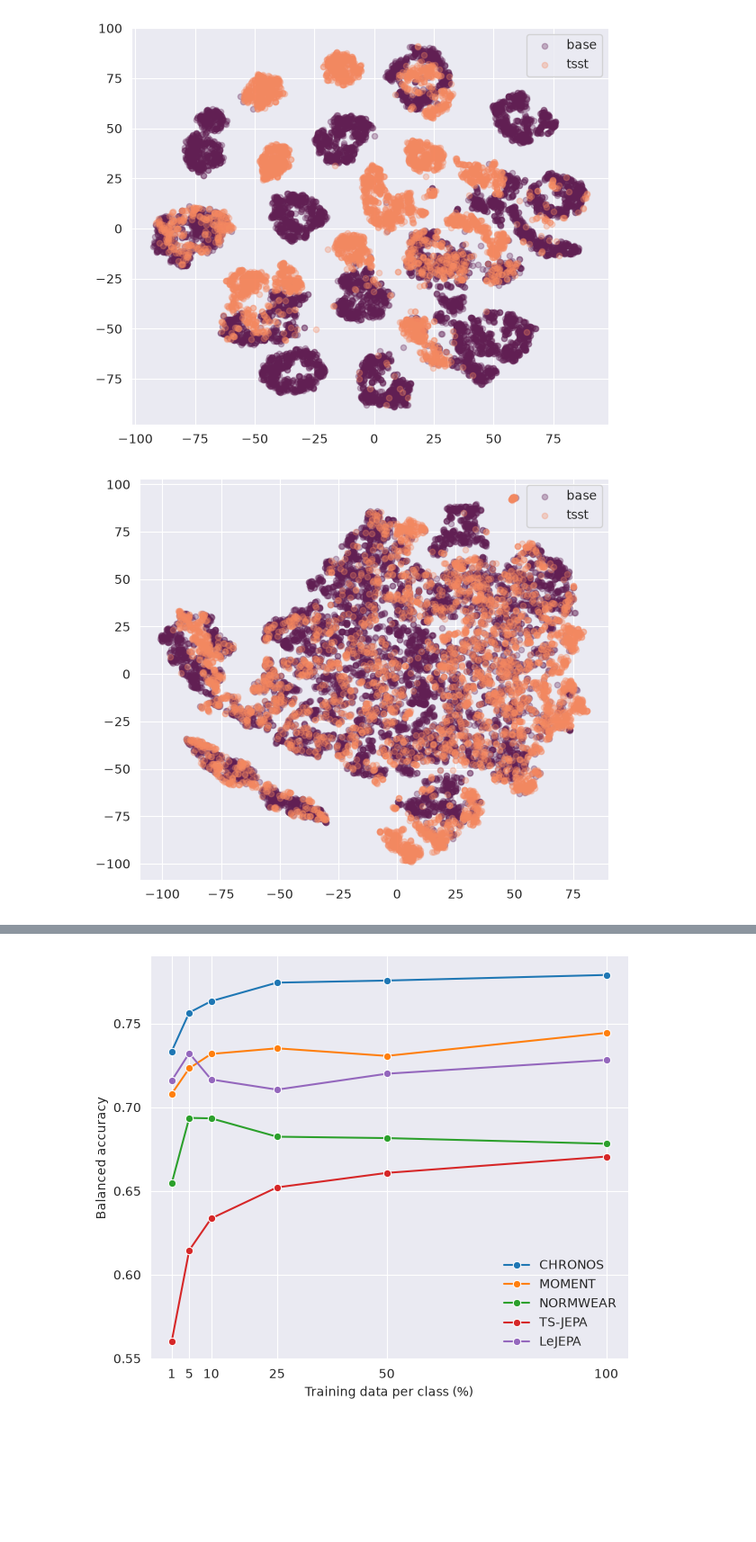
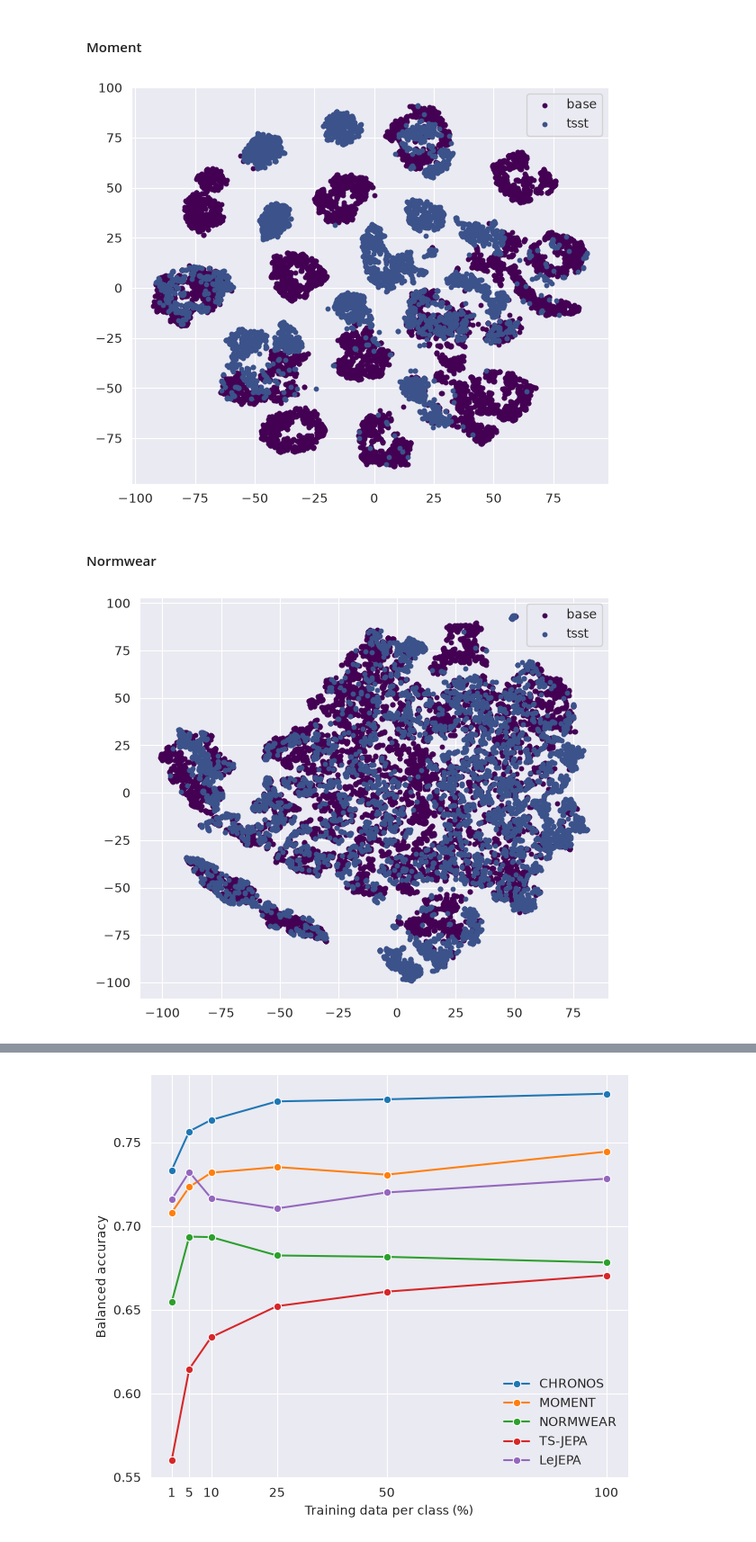
Before and after one commit to serize02/foundation-models, a Jupyter notebook: research/inference_analysis.ipynb, the cells around one changed output, grey strips where cells are left out. Shown at 90% size. Cells and saved outputs as stored; diff of their text form; code cells hidden in the pictures; blank space fills up the shorter version.

```diff
--- a/research/inference_analysis.ipynb
+++ b/research/inference_analysis.ipynb
@@ -54,20 +74,24 @@ with sns.axes_style("darkgrid"):
+# %% [markdown]
+#### Moment
 # %%
 with sns.axes_style("darkgrid"):
     plt.figure(figsize=(6, 5))
-    plt.scatter(X_moment_reduced[y_moment == 0, 0], X_moment_reduced[y_moment == 0, 1], color=rocket(0.25), alpha=0.3, s=20, label="base")
-    plt.scatter(X_moment_reduced[y_moment == 1, 0], X_moment_reduced[y_moment == 1, 1], color=rocket(0.75), alpha=0.3, s=20, label="tsst")
+    plt.scatter(X_moment_reduced[y_moment == 0, 0], X_moment_reduced[y_moment == 0, 1], color="#440154", s=10, label="base")
+    plt.scatter(X_moment_reduced[y_moment == 1, 0], X_moment_reduced[y_moment == 1, 1], color="#3B528B", s=10, label="tsst")
     plt.legend()
     plt.tight_layout()
     plt.show()
 # %% [output]
-[figure, old version]
+[figure, new version]
+# %% [markdown]
+#### Normwear
 # %%
 with sns.axes_style("darkgrid"):
     plt.figure(figsize=(6, 5))
-    plt.scatter(X_normwear_reduced[y_normwear == 0, 0], X_normwear_reduced[y_normwear == 0, 1], color=rocket(0.25), alpha=0.3, s=20, label="base")
-    plt.scatter(X_normwear_reduced[y_normwear == 1, 0], X_normwear_reduced[y_normwear == 1, 1], color=rocket(0.75), alpha=0.3, s=20, label="tsst")
+    plt.scatter(X_normwear_reduced[y_normwear == 0, 0], X_normwear_reduced[y_normwear == 0, 1], color="#440154", s=10, label="base")
+    plt.scatter(X_normwear_reduced[y_normwear == 1, 0], X_normwear_reduced[y_normwear == 1, 1], color="#3B528B", s=10, label="tsst")
     plt.legend()
     plt.tight_layout()
     plt.show()
 # %% [output]
-[figure, old version]
+[figure, new version]
```
Also changed, not shown: parts of 26 cells of this notebook, 16 other files.
